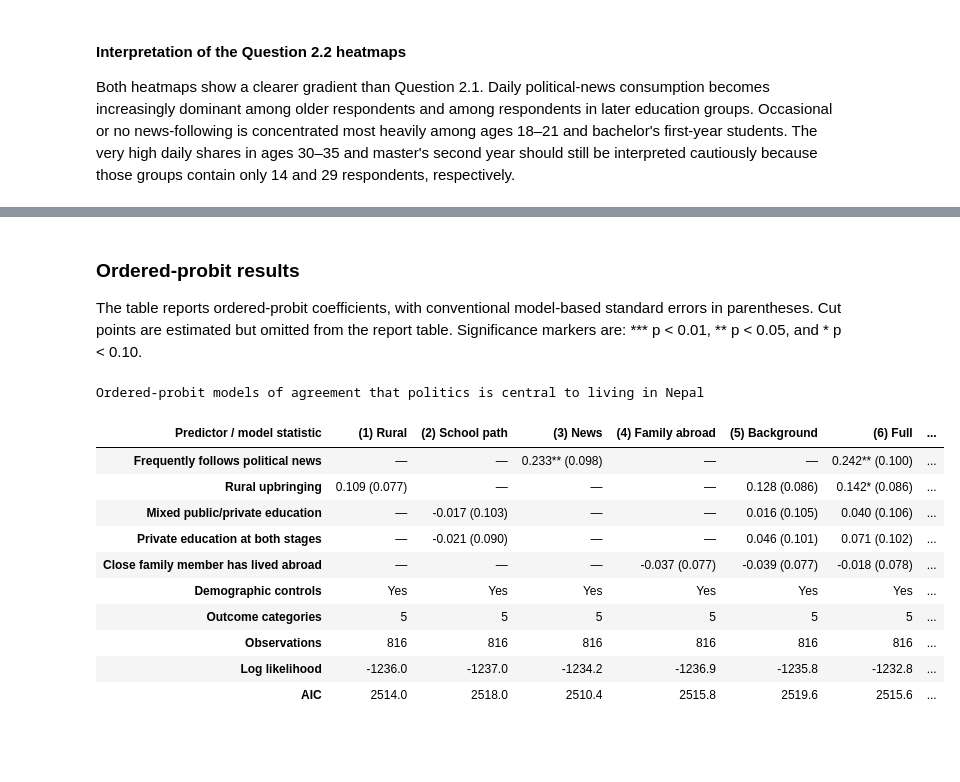
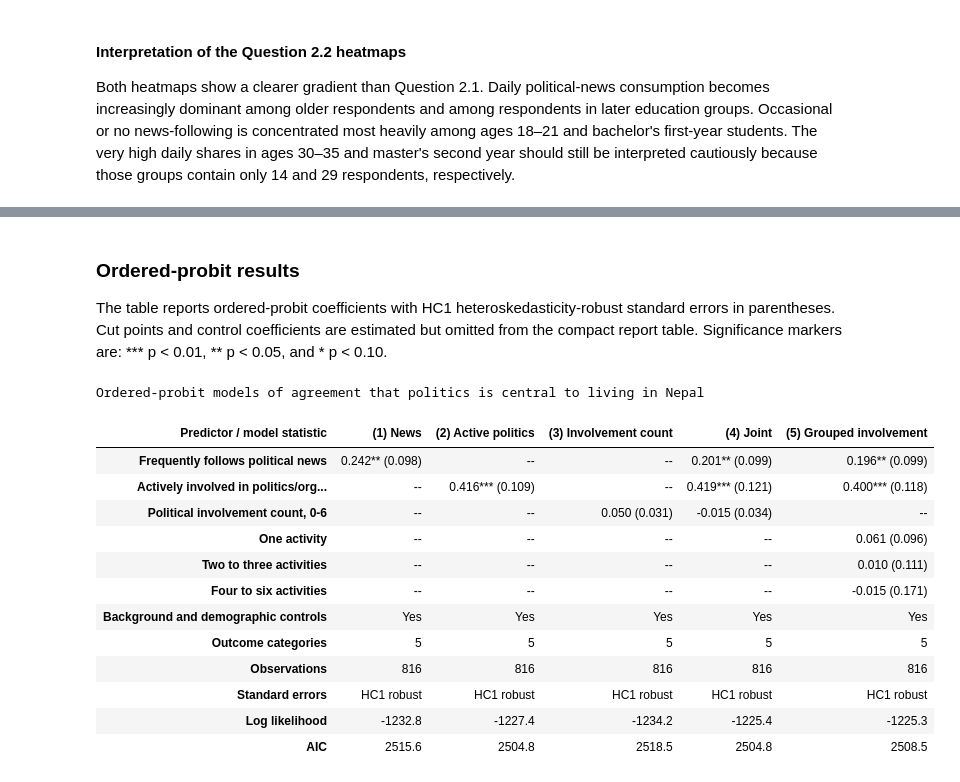
Before and after one commit to acharyaarpan/FNF-student, a Jupyter notebook: 3_analysis/final_report_notebook.ipynb, the cells around one changed output, grey strips where cells are left out. Cells and saved outputs as stored; diff of their text form; code cells hidden in the pictures; blank space fills up the shorter version.

```diff
--- a/3_analysis/final_report_notebook.ipynb
+++ b/3_analysis/final_report_notebook.ipynb
@@ -977,15 +1096,16 @@ display(model_check)
 # %% [markdown]
 ### Ordered-probit results
 
-The table reports ordered-probit coefficients, with conventional model-based standard errors in parentheses. Cut points are estimated but omitted from the report table. Significance markers are: *** p < 0.01, ** p < 0.05, and * p < 0.10.
+The table reports ordered-probit coefficients with HC1 heteroskedasticity-robust standard errors in parentheses. Cut points and control coefficients are estimated but omitted from the compact report table. Significance markers are: *** p < 0.01, ** p < 0.05, and * p < 0.10.
 # %%
 model_columns = list(ordered_results)
 focal_terms = [
     ("news_frequent", "Frequently follows political news"),
-    ("rural", "Rural upbringing"),
-    ("school_Mixed public/private", "Mixed public/private education"),
-    ("school_Private at both stages", "Private education at both stages"),
-    ("family_abroad", "Close family member has lived abroad"),
+    ("active_politics", "Actively involved in politics/organizations"),
+    ("political_involvement", "Political involvement count, 0-6"),
+    ("involvement_One activity", "One activity"),
+    ("involvement_Two to three activities", "Two to three activities"),
+    ("involvement_Four to six activities", "Four to six activities"),
 ]
 
 
@@ -1006,16 +1126,20 @@ for parameter, label in focal_terms:
         result = ordered_results[model_name]
         if parameter in result.params.index:
             coefficient = result.params[parameter]
-            standard_error = result.bse[parameter]
-            stars = significance_stars(result.pvalues[parameter])
+            standard_error = robust_inference[model_name][
+                "standard_errors"
+            ][parameter]
+            p_value = robust_inference[model_name]["p_values"][parameter]
+            stars = significance_stars(p_value)
             cells.append(f"{coefficient:.3f}{stars}\n({standard_error:.3f})")
         else:
-            cells.append("—")
+            cells.append("--")
     report_rows[label] = cells
 
-report_rows["Demographic controls"] = ["Yes"] * len(model_columns)
-report_rows["Outcome categories"] = ["5"] * 6 + ["3"]
+report_rows["Background and demographic controls"] = ["Yes"] * len(model_columns)
+report_rows["Outcome categories"] = ["5"] * len(model_columns)
 report_rows["Observations"] = [f"{len(estimation_data):,}"] * len(model_columns)
+report_rows["Standard errors"] = ["HC1 robust"] * len(model_columns)
 report_rows["Log likelihood"] = [
     f"{ordered_results[name].llf:.1f}" for name in model_columns
 ]
@@ -1037,45 +1161,47 @@ body_rows = []
 for row_label, row in ordered_probit_table.iterrows():
     value_cells = "".join(
         f"<td>{'<br>'.join(str(value).splitlines())}</td>"
         for value in row
     )
     body_rows.append(f"<tr><th>{row_label}</th>{value_cells}</tr>")
 body_html = "".join(body_rows)
 
 table_html = (
     '<div id="ordered-probit-report" style="overflow-x:auto; margin:8px 0 14px 0;">'
-    '<table style="border-collapse:collapse; min-width:1080px; '
+    '<table style="border-collapse:collapse; min-width:900px; '
     'font-family:DejaVu Sans, sans-serif; font-size:12px;">'
     '<caption style="caption-side:top; text-align:left; font-size:15px; '
     'font-weight:700; color:#252421; padding:0 0 10px 0;">'
     'Ordered-probit models of agreement that politics is central to living in Nepal'
     '</caption>'
     '<thead><tr><th style="text-align:left;">Predictor / model statistic</th>'
     f'{header_html}</tr></thead>'
     f'<tbody>{body_html}</tbody></table>'
     '<style>'
     '#ordered-probit-report thead th {background:#16876F; color:white; font-weight:600; '
     'padding:7px 8px; border:1px solid #F4F1E8; text-align:center;}'
     '#ordered-probit-report tbody th {background:#F4F1E8; color:#252421; text-align:left; '
     'padding:7px 8px; border-bottom:1px solid #D8D3C8;}'
     '#ordered-probit-report tbody td {background:#F4F1E8; color:#252421; text-align:center; '
     'padding:7px 8px; border-bottom:1px solid #D8D3C8;}'
     '</style></div>'
 )
 display(HTML(table_html))
 # %% [output]
 Ordered-probit models of agreement that politics is central to living in Nepal
-| Predictor / model statistic | (1) Rural | (2) School path | (3) News | (4) Family abroad | (5) Background | (6) Full | ... |
-| Frequently follows political news | — | — | 0.233** (0.098) | — | — | 0.242** (0.100) | ... |
-| Rural upbringing | 0.109 (0.077) | — | — | — | 0.128 (0.086) | 0.142* (0.086) | ... |
-| Mixed public/private education | — | -0.017 (0.103) | — | — | 0.016 (0.105) | 0.040 (0.106) | ... |
-| Private education at both stages | — | -0.021 (0.090) | — | — | 0.046 (0.101) | 0.071 (0.102) | ... |
-| Close family member has lived abroad | — | — | — | -0.037 (0.077) | -0.039 (0.077) | -0.018 (0.078) | ... |
-| Demographic controls | Yes | Yes | Yes | Yes | Yes | Yes | ... |
-| Outcome categories | 5 | 5 | 5 | 5 | 5 | 5 | ... |
-| Observations | 816 | 816 | 816 | 816 | 816 | 816 | ... |
-| Log likelihood | -1236.0 | -1237.0 | -1234.2 | -1236.9 | -1235.8 | -1232.8 | ... |
-| AIC | 2514.0 | 2518.0 | 2510.4 | 2515.8 | 2519.6 | 2515.6 | ... |
+| Predictor / model statistic | (1) News | (2) Active politics | (3) Involvement count | (4) Joint | (5) Grouped involvement |
+| Frequently follows political news | 0.242** (0.098) | -- | -- | 0.201** (0.099) | 0.196** (0.099) |
+| Actively involved in politics/org... | -- | 0.416*** (0.109) | -- | 0.419*** (0.121) | 0.400*** (0.118) |
+| Political involvement count, 0-6 | -- | -- | 0.050 (0.031) | -0.015 (0.034) | -- |
+| One activity | -- | -- | -- | -- | 0.061 (0.096) |
+| Two to three activities | -- | -- | -- | -- | 0.010 (0.111) |
+| Four to six activities | -- | -- | -- | -- | -0.015 (0.171) |
+| Background and demographic controls | Yes | Yes | Yes | Yes | Yes |
+| Outcome categories | 5 | 5 | 5 | 5 | 5 |
+| Observations | 816 | 816 | 816 | 816 | 816 |
+| Standard errors | HC1 robust | HC1 robust | HC1 robust | HC1 robust | HC1 robust |
+| Log likelihood | -1232.8 | -1227.4 | -1234.2 | -1225.4 | -1225.3 |
+| AIC | 2515.6 | 2504.8 | 2518.5 | 2504.8 | 2508.5 |
 # %% [markdown]
 ### Interpretation
 
```
Also changed, not shown: parts of 13 cells of this notebook, 18 other files.
